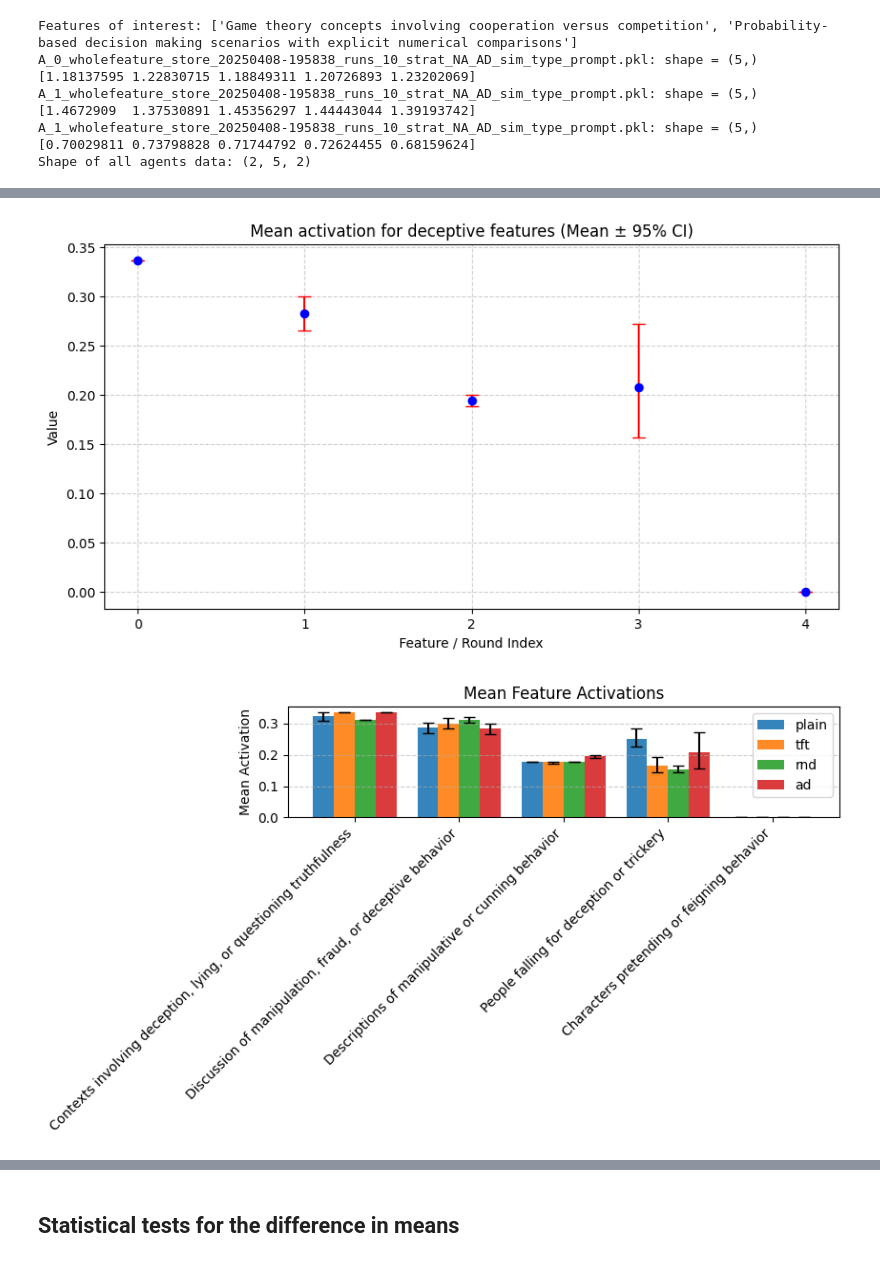
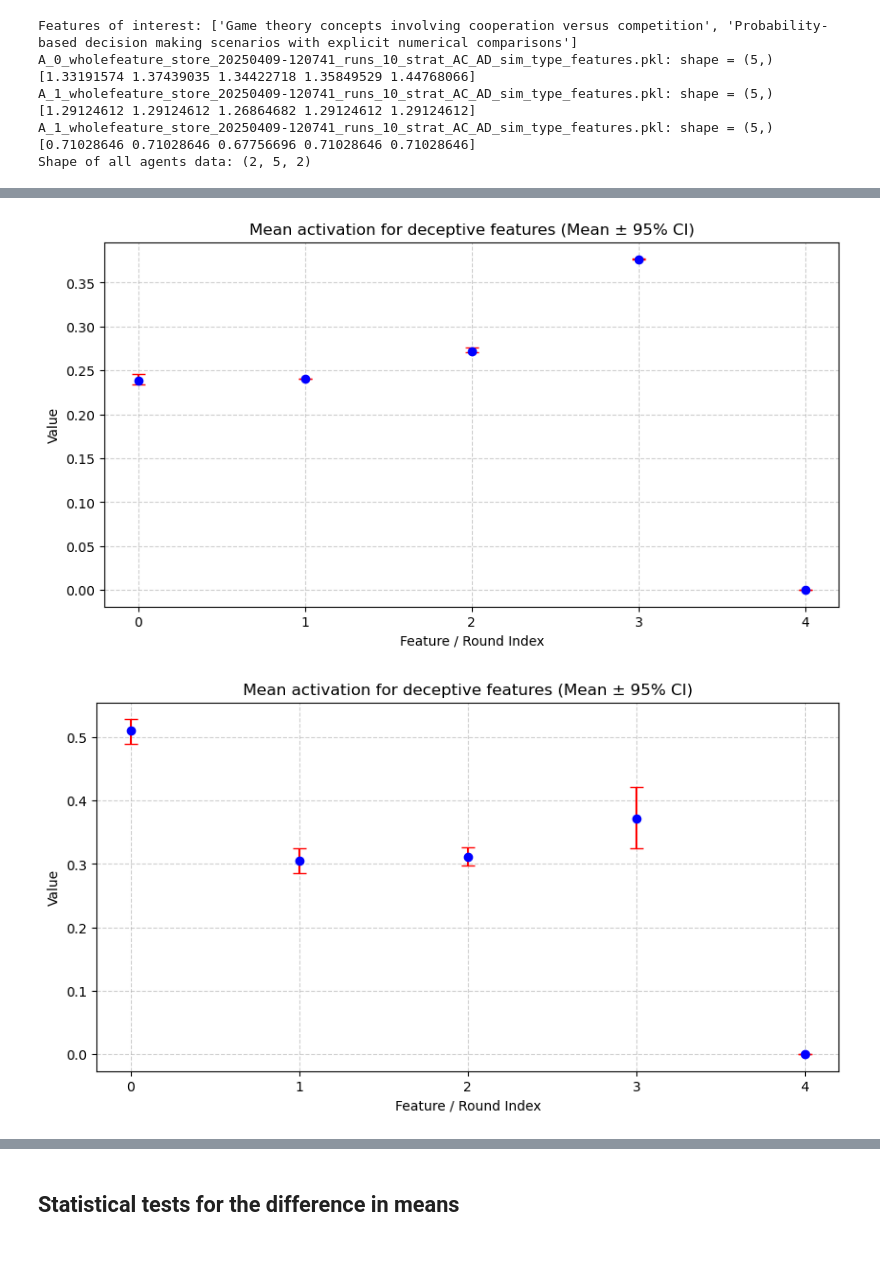
Before and after one commit to moodlep/apart_gf_hackathon, a Jupyter notebook: analysis.ipynb, the cells around one changed output, grey strips where cells are left out. Saved outputs shown, nothing was run; the diff lists cells and outputs as text; code cells hidden in the pictures.

```diff
--- a/analysis.ipynb
+++ b/analysis.ipynb
@@ -95,7 +95,7 @@ len(converted_whole_feats), len(converted_whole_feats[0]), converted_whole_feats
    'run_idx': 0,
    'property': 'top_features'}])
 # %%
-log_file_path = 'results/20250408-195838/_exp_20250408-195838_runs_10_strat_NA_AD_sim_type_prompt_agent_A_1_20250408-220426_features.pickle'
+log_file_path = 'results/20250409-120741_Steering_AC_AD/_exp_20250409-120741_runs_10_strat_AC_AD_sim_type_features_agent_A_0_20250409-130501_features_99.pickle'
 with open(log_file_path, 'rb') as f:
     search_features_results = pkl.load(file=f)
 # %%
@@ -352,21 +352,22 @@ for features_of_interest, feature_category in zip(features_lists, feature_catego
     num_runs = None
     print(f"Features of interest: {features_of_interest}")
     if feature_category == "top_features":
-        agent_log_files = ["results/20250408-195838/A_0_wholefeature_store_20250408-195838_runs_10_strat_NA_AD_sim_type_prompt.pkl",
+        agent_log_files = ["results/20250409-120741_Steering_AC_AD/A_0_wholefeature_store_20250409-120741_runs_10_strat_AC_AD_sim_type_features.pkl",
                            #"results/20250408-154157_2_5_10_TFT_TFT/A_0_wholefeature_store_20250408-154157_runs_10_strat_TFT_TFT_sim_type_prompt.pkl",
                            #"results/20250408-160352_2_5_10_RND_RND/A_0_wholefeature_store_20250408-160352_runs_10_strat_RND_RND_sim_type_prompt.pkl",
-                           "results/20250408-195838/A_1_wholefeature_store_20250408-195838_runs_10_strat_NA_AD_sim_type_prompt.pkl"]
-        agent_names = ["plain", "ad"]
+                           "results/20250409-120741_Steering_AC_AD/A_1_wholefeature_store_20250409-120741_runs_10_strat_AC_AD_sim_type_features.pkl"]
+        agent_names = ["steer_ac", "steer_ad"]
     else:
-        agent_names = ['plain', 'tft', 'rnd', 'ad']
-        agent_log_files = ["results/20250408-171241/_exp_20250408-171241_runs_10_strat_NA_NA_sim_type_prompt_agent_A_0_20250408-190502_features.pickle",
+        agent_names = ['tft', 'rnd', 'wsls', 'steer_ad', 'steer_ac']
+        agent_log_files = ["results/20250409-102604_Steering_AC_TFT/_exp_20250409-102604_runs_10_strat_AC_TFT_sim_type_prompt_agent_A_0_20250409-112529_features_99.pickle",
                 #    "results/20250408-171241/_exp_20250408-171241_runs_10_strat_NA_NA_sim_type_prompt_agent_A_1_20250408-190502_features.pickle",
-                   "results/20250408-154157_2_5_10_TFT_TFT/_exp_20250408-154157_runs_10_strat_TFT_TFT_sim_type_prompt_agent_A_0_20250408-164255_features.pickle",
+                   "results/20250408-160352_2_5_10_RND_RND/_exp_20250408-160352_runs_10_strat_RND_RND_sim_type_prompt_agent_A_0_20250408-165654_features.pickle",
                 #    "results/20250408-154157_2_5_10_TFT_TFT/_exp_20250408-154157_runs_10_strat_TFT_TFT_sim_type_prompt_agent_A_1_20250408-164255_features.pickle",
-                   "results/20250408-160352_2_5_10_RND_RND/_exp_20250408-160352_runs_10_strat_RND_RND_sim_type_prompt_agent_A_0_20250408-165654_features.pickle",
+                   "results/20250409-090324_2_5_10_WSLS_WSLS/_exp_20250409-090324_runs_10_strat_WSLS_WSLS_sim_type_prompt_agent_A_0_20250409-095926_features_99.pickle",
                 #    "results/20250408-160352_2_5_10_RND_RND/_exp_20250408-160352_runs_10_strat_RND_RND_sim_type_prompt_agent_A_1_20250408-165654_features.pickle",
                 #"results/20250408-195838/_exp_20250408-195838_runs_10_strat_NA_AD_sim_type_prompt_agent_A_0_20250408-220425_features.pickle",
-                "results/20250408-195838/_exp_20250408-195838_runs_10_strat_NA_AD_sim_type_prompt_agent_A_1_20250408-220426_features.pickle"]
+                "results/20250409-120741_Steering_AC_AD/_exp_20250409-120741_runs_10_strat_AC_AD_sim_type_features_agent_A_1_20250409-130501_features_99.pickle",
+                "results/20250409-120741_Steering_AC_AD/_exp_20250409-120741_runs_10_strat_AC_AD_sim_type_features_agent_A_0_20250409-130501_features_99.pickle"]
     scores = {agent_name: {} for agent_name in agent_names}
 
     for agent_idx, agent_name in enumerate(agent_names):
@@ -397,10 +398,10 @@ for features_of_interest, feature_category in zip(features_lists, feature_catego
                         title="Mean Feature Activations")
 # %% [output]
 Features of interest: ['Game theory concepts involving cooperation versus competition', 'Probability-based decision making scenarios with explicit numerical comparisons']
-A_0_wholefeature_store_20250408-195838_runs_10_strat_NA_AD_sim_type_prompt.pkl: shape = (5,)
-[1.18137595 1.22830715 1.18849311 1.20726893 1.23202069]
-A_1_wholefeature_store_20250408-195838_runs_10_strat_NA_AD_sim_type_prompt.pkl: shape = (5,)
-[1.4672909  1.37530891 1.45356297 1.44443044 1.39193742]
-A_1_wholefeature_store_20250408-195838_runs_10_strat_NA_AD_sim_type_prompt.pkl: shape = (5,)
-[0.70029811 0.73798828 0.71744792 0.72624455 0.68159624]
+A_0_wholefeature_store_20250409-120741_runs_10_strat_AC_AD_sim_type_features.pkl: shape = (5,)
+[1.33191574 1.37439035 1.34422718 1.35849529 1.44768066]
+A_1_wholefeature_store_20250409-120741_runs_10_strat_AC_AD_sim_type_features.pkl: shape = (5,)
+[1.29124612 1.29124612 1.26864682 1.29124612 1.29124612]
+A_1_wholefeature_store_20250409-120741_runs_10_strat_AC_AD_sim_type_features.pkl: shape = (5,)
+[0.71028646 0.71028646 0.67756696 0.71028646 0.71028646]
 Shape of all agents data: (2, 5, 2)
@@ -430,2 +431,2 @@ Shape of all agents data: (4, 5, 5)
-[figure, old version]
+[figure, new version]
-[figure, old version]
+[figure, new version]
```
Also changed, not shown: parts of 6 cells of this notebook, 2 other files.
